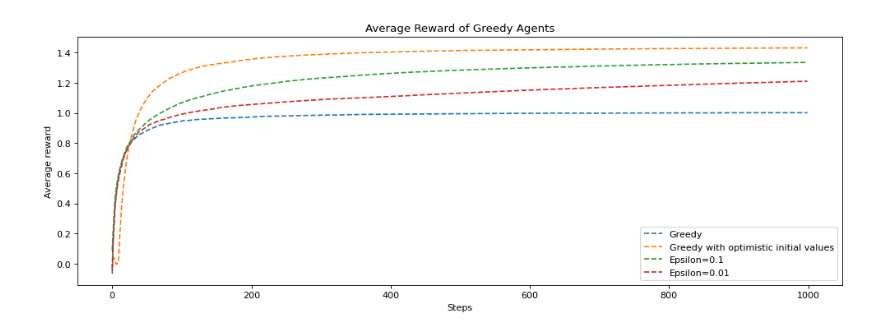
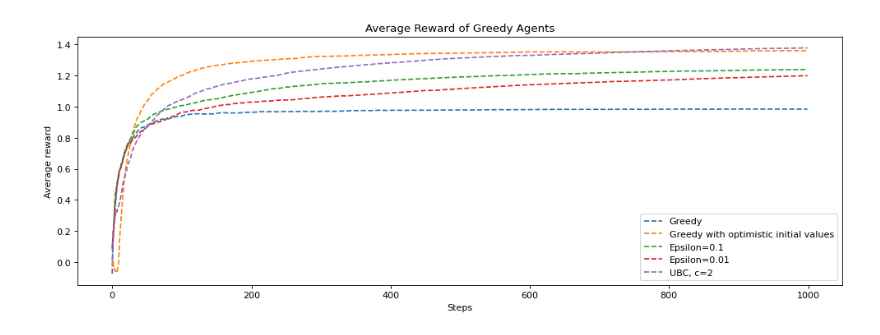
Before and after one commit to meinczinger/rl, a Jupyter notebook: mab/mab.ipynb, the cells around one changed output. Saved outputs shown, nothing was run; the diff lists cells and outputs as text; code cells hidden in the pictures.

Commit message:
Action selector based on upper confidence bound added

```diff
--- a/mab/mab.ipynb
+++ b/mab/mab.ipynb
@@ -3,50 +3,64 @@ from agent import Arm, RandomRewardStrategy, Environment, Agent, Simulation
 import matplotlib.pyplot as plt
 import numpy as np
 # %%
-nr_of_iterations = 500
+nr_of_iterations = 100
 nr_of_steps = 1000
 
 all_averages = []
 all_averages_optimistic_initial = []
 all_averages_epsilon1 = []
 all_averages_epsilon2 = []
+all_averages_UCB = []
+
+greedy_action_selector = ActionSelectorFactory.get_action_selector(ActionSelectorEnum.EPSILON_GREEDY, epsilon=0)
+UCB_action_selector = ActionSelectorFactory.get_action_selector(ActionSelectorEnum.UPPER_CONFIDENCE_BOUND, c=2.0)
+epsilon1_greedy_action_selector = ActionSelectorFactory.get_action_selector(ActionSelectorEnum.EPSILON_GREEDY, epsilon=0.1)
+epsilon2_greedy_action_selector = ActionSelectorFactory.get_action_selector(ActionSelectorEnum.EPSILON_GREEDY, epsilon=0.01)
+
 
 for run in range(nr_of_iterations):
     np.random.seed(run)
 
     # Simulation with greedy agent
-    s = Simulation(10, 0, nr_of_steps)
+    s = Simulation(10, 0, nr_of_steps, greedy_action_selector)
     averages = s.simulate()
 
     all_averages.append(averages)
 
     # Simulation with greedy agent, with optimistic initial value
-    s = Simulation(10, 0, nr_of_steps, 5.0)
+    s = Simulation(10, 0, nr_of_steps, greedy_action_selector, 5.0)
     averages = s.simulate()
 
     all_averages_optimistic_initial.append(averages)
 
     # Simulation with epsilon-greedy with epsilon = 0.1
-    s = Simulation(10, 0.1, nr_of_steps)
+    s = Simulation(10, 0.1, nr_of_steps, epsilon1_greedy_action_selector)
     averages = s.simulate()
 
     all_averages_epsilon1.append(averages)
 
     # Simulation with epsilon-greedy with epsilon = 0.01
-    s = Simulation(10, 0.01, nr_of_steps)
+    s = Simulation(10, 0.01, nr_of_steps, epsilon2_greedy_action_selector)
     averages = s.simulate()
 
     all_averages_epsilon2.append(averages)
+
+    # Simulation with greedy agent
+    s = Simulation(10, 0, nr_of_steps, UCB_action_selector)
+    averages = s.simulate()
+
+    all_averages_UCB.append(averages)
 # %%
 plt.figure(figsize=(15, 5), dpi= 80, facecolor='w', edgecolor='k')
 plt.plot(np.mean(all_averages, axis=0), linestyle="--")
 plt.plot(np.mean(all_averages_optimistic_initial, axis=0), linestyle="--")
 plt.plot(np.mean(all_averages_epsilon1, axis=0), linestyle="--")
 plt.plot(np.mean(all_averages_epsilon2, axis=0), linestyle="--")
-plt.legend(["Greedy", "Greedy with optimistic initial values", "Epsilon=0.1", "Epsilon=0.01"])
+plt.plot(np.mean(all_averages_UCB, axis=0), linestyle="--")
+plt.legend(["Greedy", "Greedy with optimistic initial values", "Epsilon=0.1", "Epsilon=0.01", "UBC, c=2"])
 plt.title("Average Reward of Greedy Agents")
 plt.xlabel("Steps")
 plt.ylabel("Average reward")
 plt.show()
 # %% [output]
-[figure, old version]
+[figure, new version]
```
Also changed, not shown: parts of 1 cell of this notebook, 1 other file.
